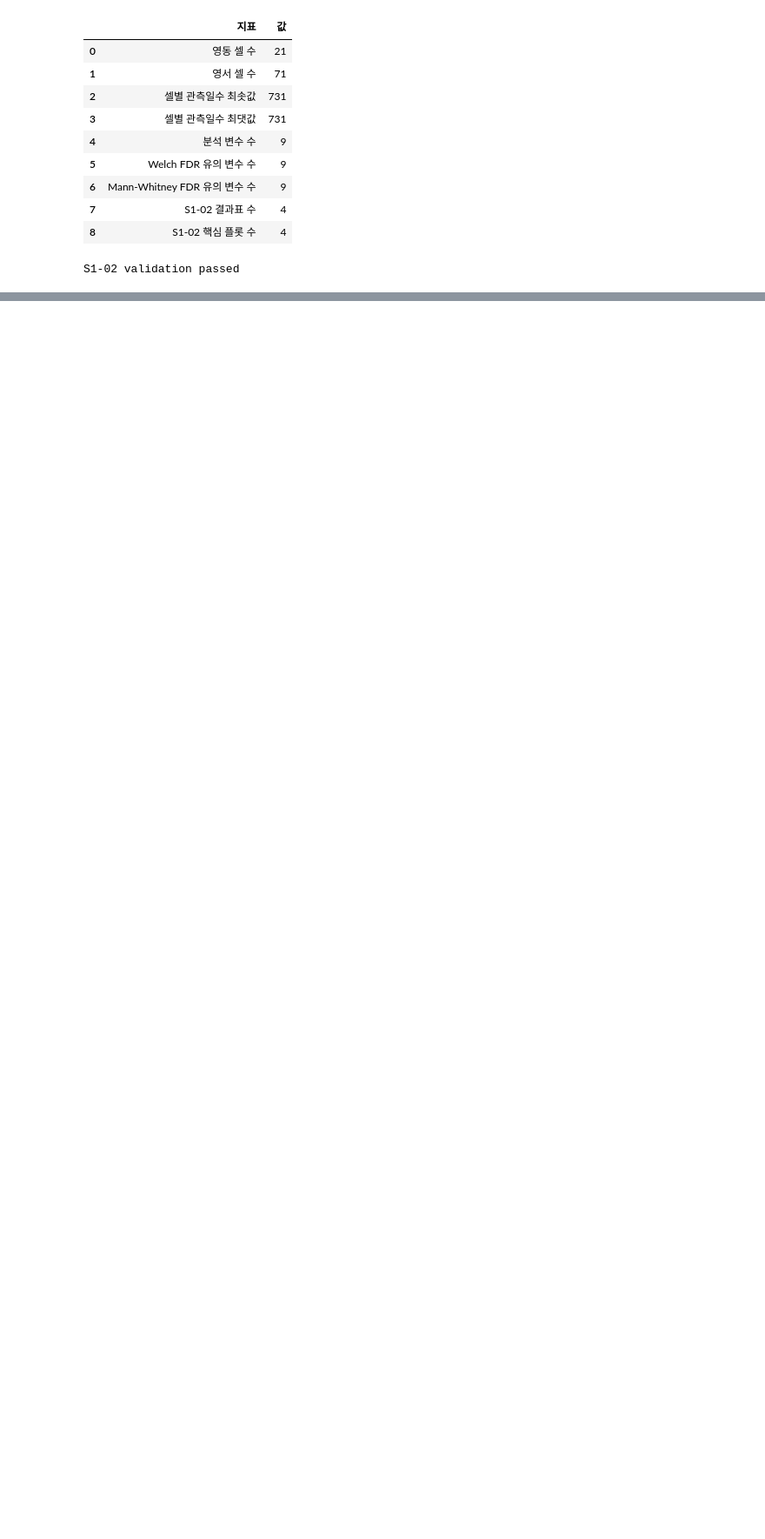
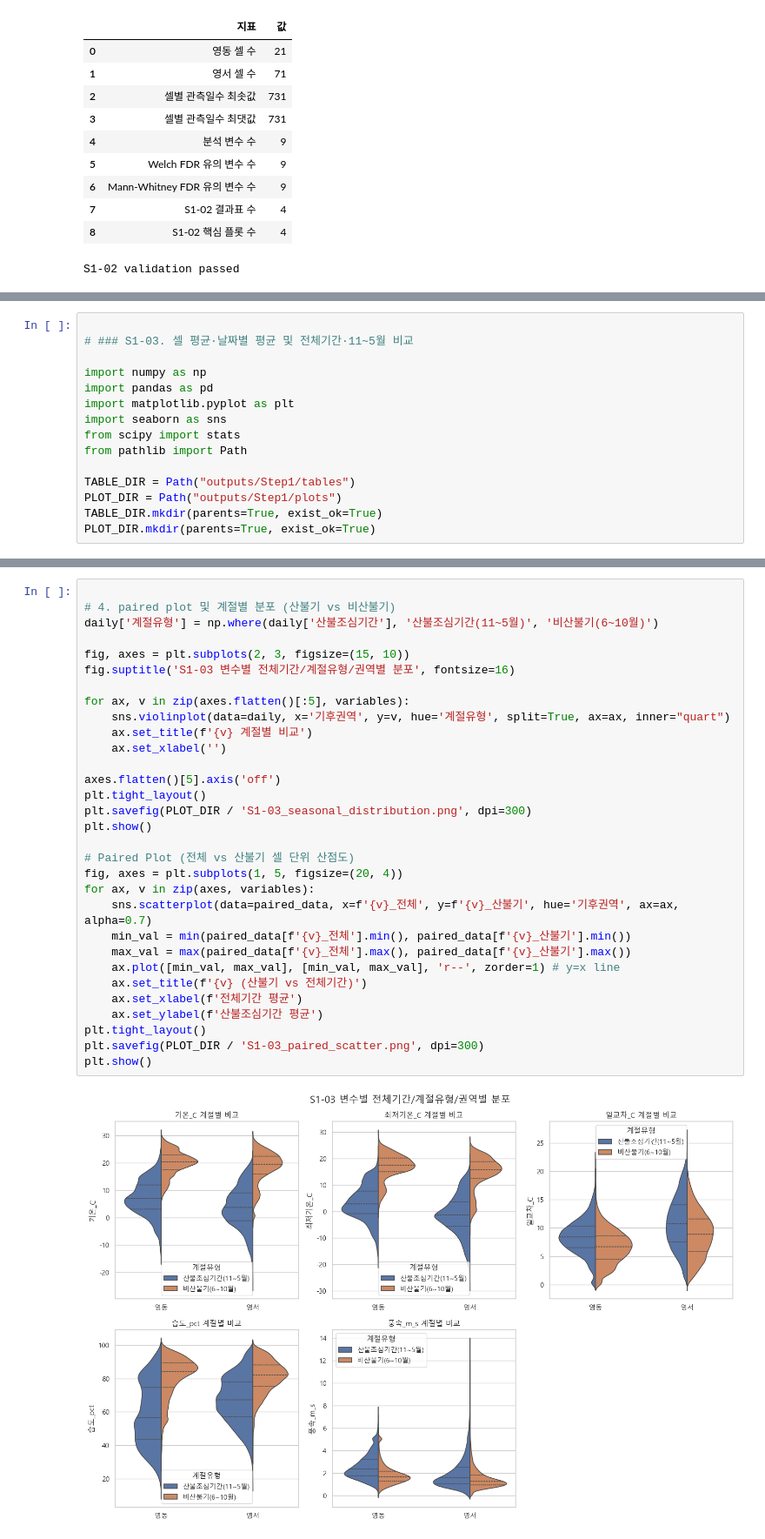
Before and after one commit to Max-JI64/farm-system-public-02, a Jupyter notebook: jsw/강원_재_EDA/Step1_강원도_기후지형및캐나다지수_기본분석.ipynb, the cells around one changed output, grey strips where cells are left out. Shown at 87% size. Cells and saved outputs as stored; diff of their text form; blank space fills up the shorter version.

```diff
--- a/jsw/강원_재_EDA/Step1_강원도_기후지형및캐나다지수_기본분석.ipynb
+++ b/jsw/강원_재_EDA/Step1_강원도_기후지형및캐나다지수_기본분석.ipynb
@@ -1042,0 +1021,15 @@ S1-02 validation passed
+# %%
+
+# ### S1-03. 셀 평균·날짜별 평균 및 전체기간·11~5월 비교
+
+import numpy as np
+import pandas as pd
+import matplotlib.pyplot as plt
+import seaborn as sns
+from scipy import stats
+from pathlib import Path
+
+TABLE_DIR = Path("outputs/Step1/tables")
+PLOT_DIR = Path("outputs/Step1/plots")
+TABLE_DIR.mkdir(parents=True, exist_ok=True)
+PLOT_DIR.mkdir(parents=True, exist_ok=True)
@@ -1042,0 +1132,33 @@ S1-02 validation passed
+# %%
+
+# 4. paired plot 및 계절별 분포 (산불기 vs 비산불기)
+daily['계절유형'] = np.where(daily['산불조심기간'], '산불조심기간(11~5월)', '비산불기(6~10월)')
+
+fig, axes = plt.subplots(2, 3, figsize=(15, 10))
+fig.suptitle('S1-03 변수별 전체기간/계절유형/권역별 분포', fontsize=16)
+
+for ax, v in zip(axes.flatten()[:5], variables):
+    sns.violinplot(data=daily, x='기후권역', y=v, hue='계절유형', split=True, ax=ax, inner="quart")
+    ax.set_title(f'{v} 계절별 비교')
+    ax.set_xlabel('')
+
+axes.flatten()[5].axis('off')
+plt.tight_layout()
+plt.savefig(PLOT_DIR / 'S1-03_seasonal_distribution.png', dpi=300)
+plt.show()
+
+# Paired Plot (전체 vs 산불기 셀 단위 산점도)
+fig, axes = plt.subplots(1, 5, figsize=(20, 4))
+for ax, v in zip(axes, variables):
+    sns.scatterplot(data=paired_data, x=f'{v}_전체', y=f'{v}_산불기', hue='기후권역', ax=ax, alpha=0.7)
+    min_val = min(paired_data[f'{v}_전체'].min(), paired_data[f'{v}_산불기'].min())
+    max_val = max(paired_data[f'{v}_전체'].max(), paired_data[f'{v}_산불기'].max())
+    ax.plot([min_val, max_val], [min_val, max_val], 'r--', zorder=1) # y=x line
+    ax.set_title(f'{v} (산불기 vs 전체기간)')
+    ax.set_xlabel(f'전체기간 평균')
+    ax.set_ylabel(f'산불조심기간 평균')
+plt.tight_layout()
+plt.savefig(PLOT_DIR / 'S1-03_paired_scatter.png', dpi=300)
+plt.show()
+# %% [output]
+[figure, added]
```
Also changed, not shown: parts of 8 cells of this notebook, 7 other files.
